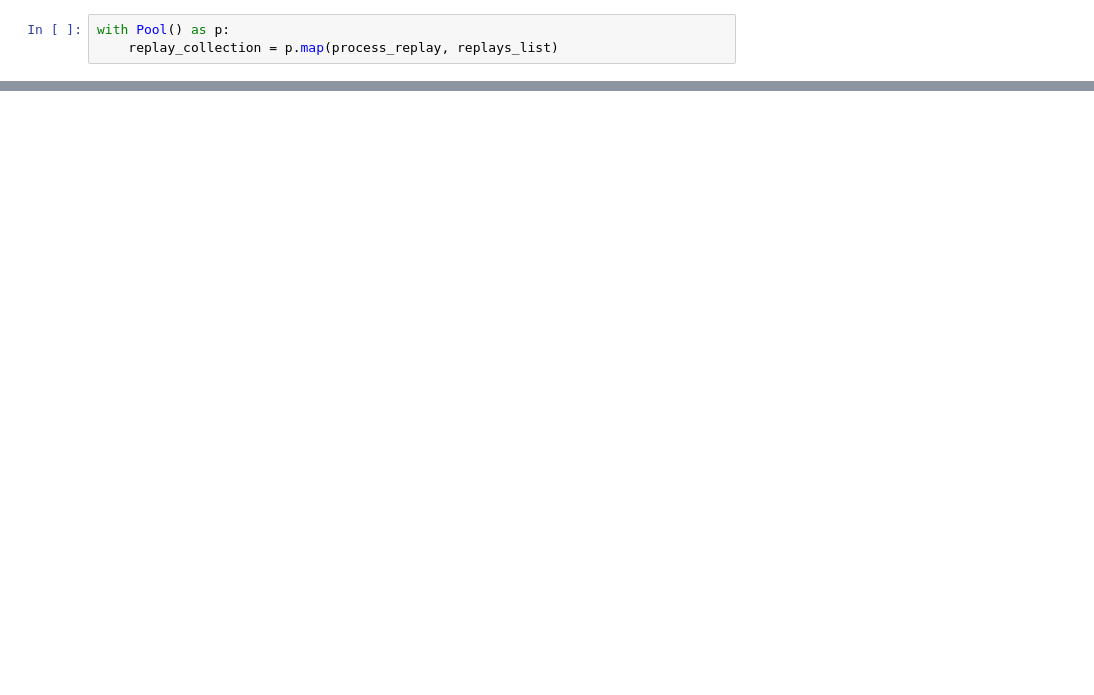
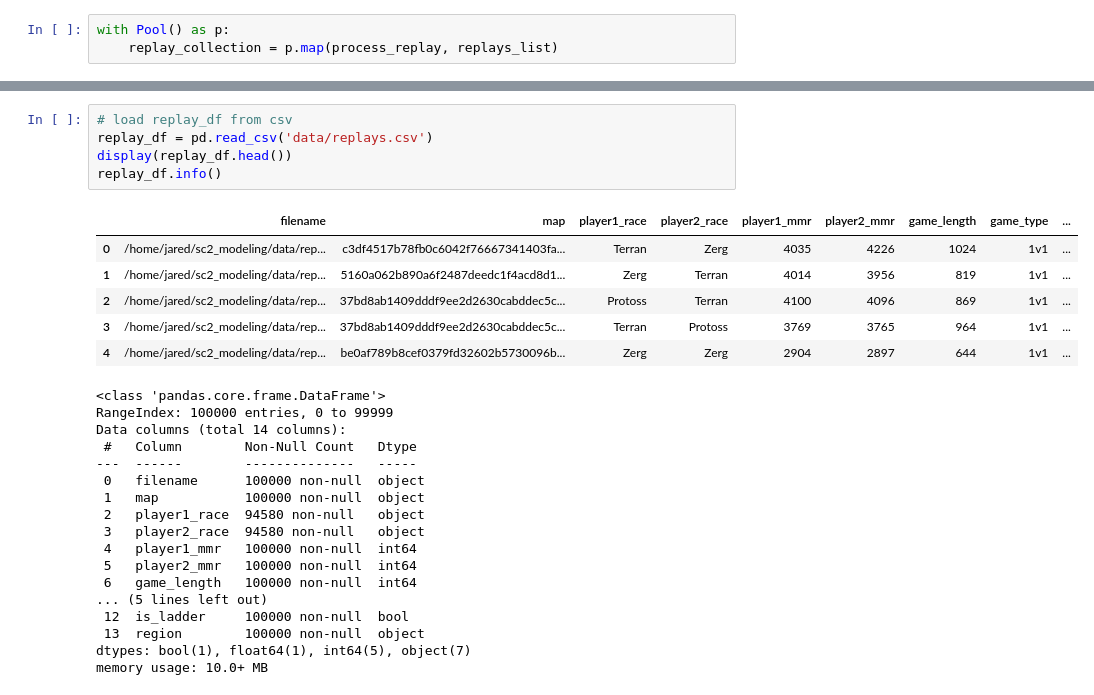
Before and after one commit to jared-a-lloyd/sc2-modeling, a Jupyter notebook: Metadata_Exploratory_Data_Analysis.ipynb, the cells around one changed output, grey strips where cells are left out. Drawn from its saved outputs; the diff is of its cells as text; blank space fills up the shorter version.

```diff
--- a/Metadata_Exploratory_Data_Analysis.ipynb
+++ b/Metadata_Exploratory_Data_Analysis.ipynb
@@ -236,0 +312,29 @@ replay_df.to_csv('data/replays.csv', index=False)
+# %%
+# load replay_df from csv
+replay_df = pd.read_csv('data/replays.csv')
+display(replay_df.head())
+replay_df.info()
+# %% [output]
+|  | filename | map | player1_race | player2_race | player1_mmr | player2_mmr | game_length | game_type | ... |
+| 0 | /home/jared/sc2_modeling/data/rep... | c3df4517b78fb0c6042f76667341403fa... | Terran | Zerg | 4035 | 4226 | 1024 | 1v1 | ... |
+| 1 | /home/jared/sc2_modeling/data/rep... | 5160a062b890a6f2487deedc1f4acd8d1... | Zerg | Terran | 4014 | 3956 | 819 | 1v1 | ... |
+| 2 | /home/jared/sc2_modeling/data/rep... | 37bd8ab1409dddf9ee2d2630cabddec5c... | Protoss | Terran | 4100 | 4096 | 869 | 1v1 | ... |
+| 3 | /home/jared/sc2_modeling/data/rep... | 37bd8ab1409dddf9ee2d2630cabddec5c... | Terran | Protoss | 3769 | 3765 | 964 | 1v1 | ... |
+| 4 | /home/jared/sc2_modeling/data/rep... | be0af789b8cef0379fd32602b5730096b... | Zerg | Zerg | 2904 | 2897 | 644 | 1v1 | ... |
+<class 'pandas.core.frame.DataFrame'>
+RangeIndex: 100000 entries, 0 to 99999
+Data columns (total 14 columns):
+ #   Column        Non-Null Count   Dtype
+---  ------        --------------   -----
+ 0   filename      100000 non-null  object
+ 1   map           100000 non-null  object
+ 2   player1_race  94580 non-null   object
+ 3   player2_race  94580 non-null   object
+ 4   player1_mmr   100000 non-null  int64
+ 5   player2_mmr   100000 non-null  int64
+ 6   game_length   100000 non-null  int64
+... (5 lines left out)
+ 12  is_ladder     100000 non-null  bool
+ 13  region        100000 non-null  object
+dtypes: bool(1), float64(1), int64(5), object(7)
+memory usage: 10.0+ MB
```
Also changed, not shown: parts of 26 cells of this notebook.
